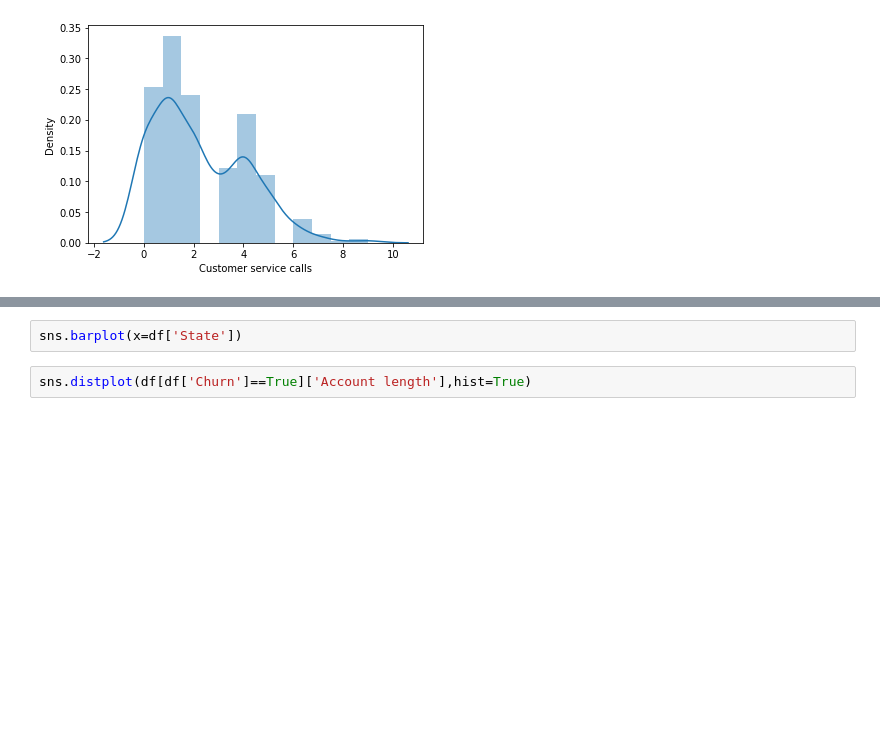
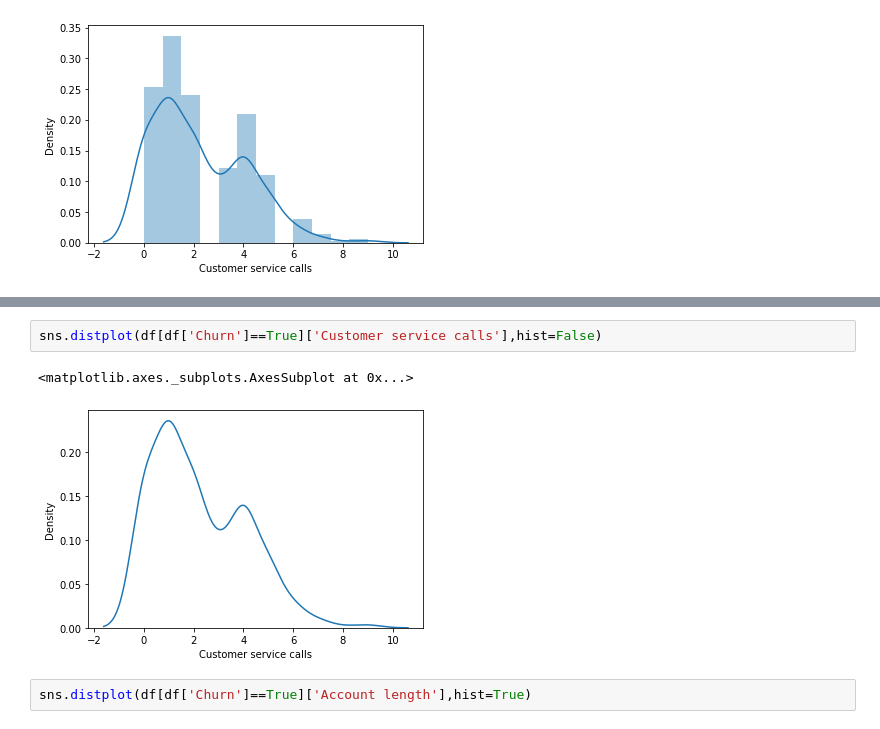
Before and after one commit to Pranavthimmaiah/Telecom-Churn-and-customer-retention-methods, a Jupyter notebook: Pranav_Thimmaiah_Team_1_Capstone_Project.ipynb, the cells around one changed output, grey strips where cells are left out. Saved outputs shown, nothing was run; the diff lists cells and outputs as text; blank space fills up the shorter version.

```diff
--- a/Pranav_Thimmaiah_Team_1_Capstone_Project.ipynb
+++ b/Pranav_Thimmaiah_Team_1_Capstone_Project.ipynb
@@ -80,5 +51,8 @@ sns.distplot(df[df['Churn']==False]['Customer service calls'],hist=True)
-# %%
-sns.barplot(x=df['State'])
+# %%
+sns.distplot(df[df['Churn']==True]['Customer service calls'],hist=False)
+# %% [output]
+<matplotlib.axes._subplots.AxesSubplot at 0x...>
+[figure, added]
 # %%
 sns.distplot(df[df['Churn']==True]['Account length'],hist=True)
 # %% [output]
```
Also changed, not shown: parts of 26 cells of this notebook.
